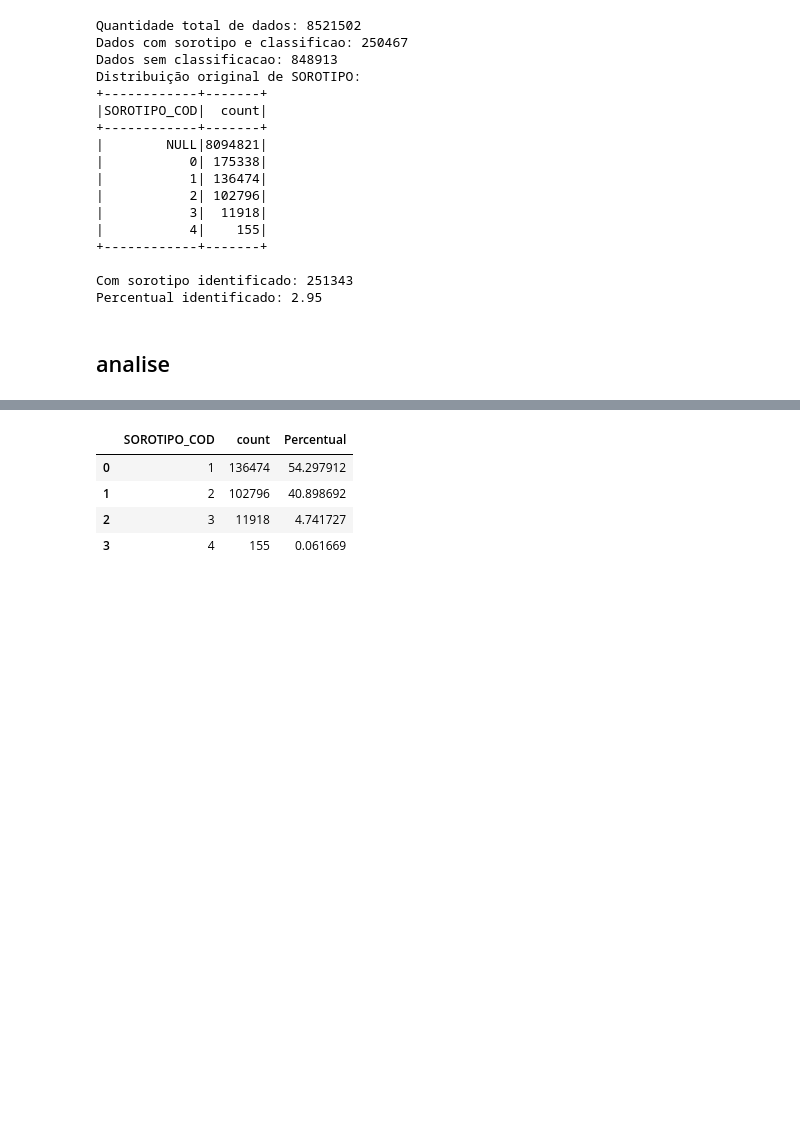
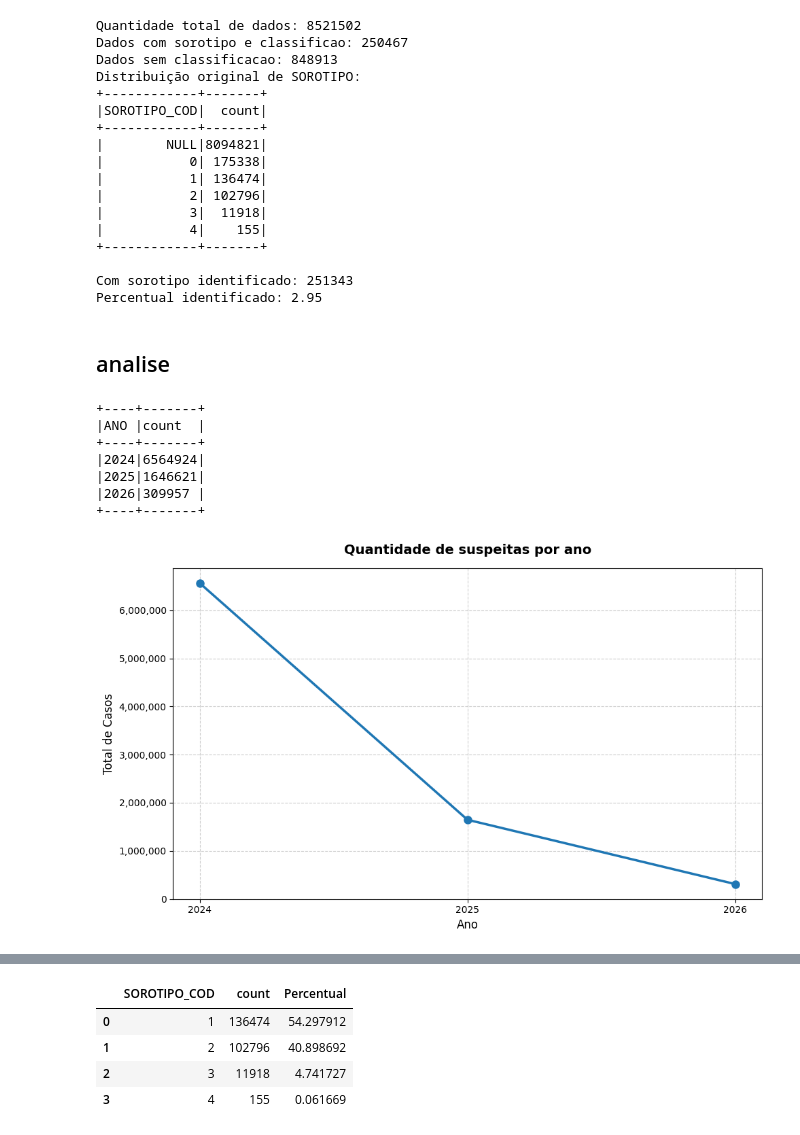
Before and after one commit to LeandroRodriguesCarneiro/pos_graduacao_analise_preparacao_dados, a Jupyter notebook: main.ipynb, the cells around one changed output, grey strips where cells are left out. Cells and saved outputs as stored; diff of their text form; code cells hidden in the pictures; blank space fills up the shorter version.

```diff
--- a/main.ipynb
+++ b/main.ipynb
@@ -307,3 +316,41 @@ Com sorotipo identificado: 251343
 Percentual identificado: 2.95
 # %% [markdown]
 ## analise
+# %%
+df_anos = df.withColumn("ANO", F.substring(F.col("SEM_PRI").cast("string"), 1, 4))
+
+df_tendencia = df_anos.groupBy("ANO").count().orderBy("ANO")
+
+df_tendencia.show(50, truncate=False)
+
+df_pd = df_tendencia.toPandas()
+
+plt.figure(figsize=(10, 6))
+plt.plot(
+    df_pd['ANO'],
+    df_pd['count'],
+    marker='o',
+    linestyle='-',
+    linewidth=2.5,
+    markersize=8
+)
+
+plt.title('Quantidade de suspeitas por ano', fontsize=14, fontweight='bold', pad=15)
+plt.xlabel('Ano', fontsize=12)
+plt.ylabel('Total de Casos', fontsize=12)
+plt.grid(True, linestyle='--', alpha=0.6)
+plt.xticks(df_pd['ANO'])
+
+plt.gca().yaxis.set_major_formatter(plt.FuncFormatter(lambda x, loc: f"{int(x):,}"))
+
+plt.tight_layout()
+plt.show()
+# %% [output]
++----+-------+
+|ANO |count  |
++----+-------+
+|2024|6564924|
+|2025|1646621|
+|2026|309957 |
++----+-------+
+[figure, added]
```
Also changed, not shown: parts of 9 cells of this notebook, 1 other file.
